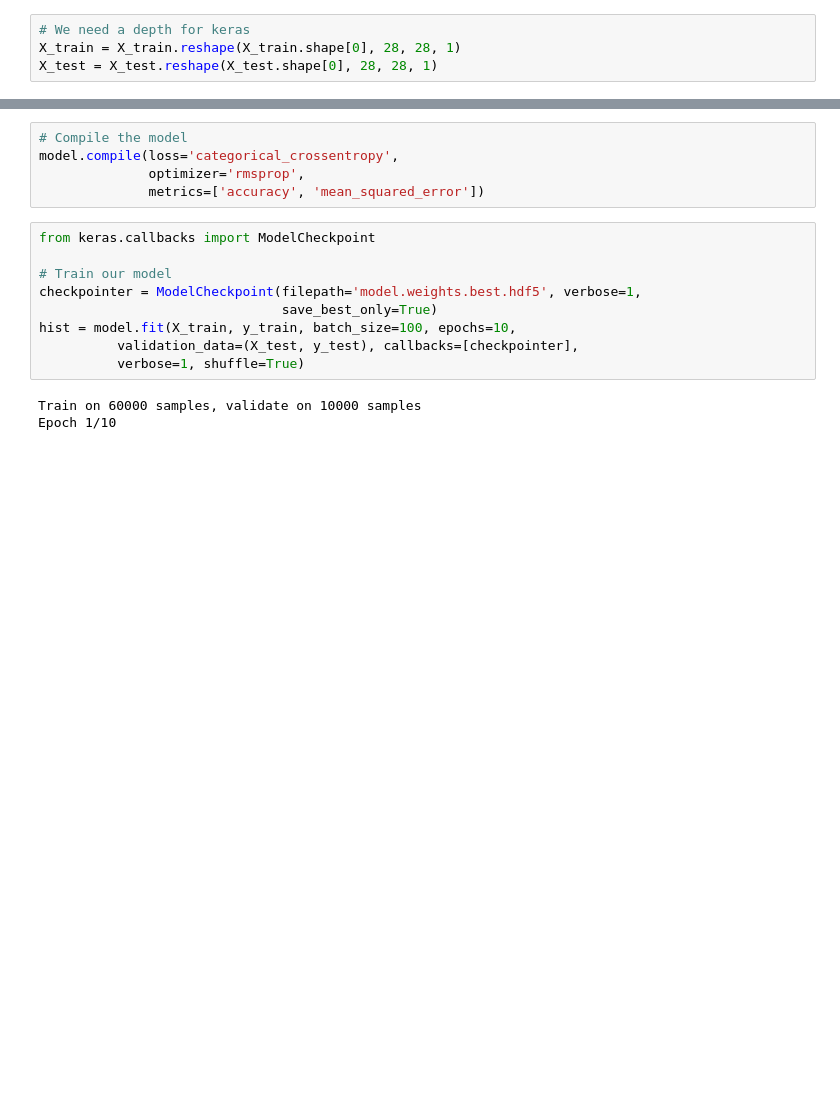
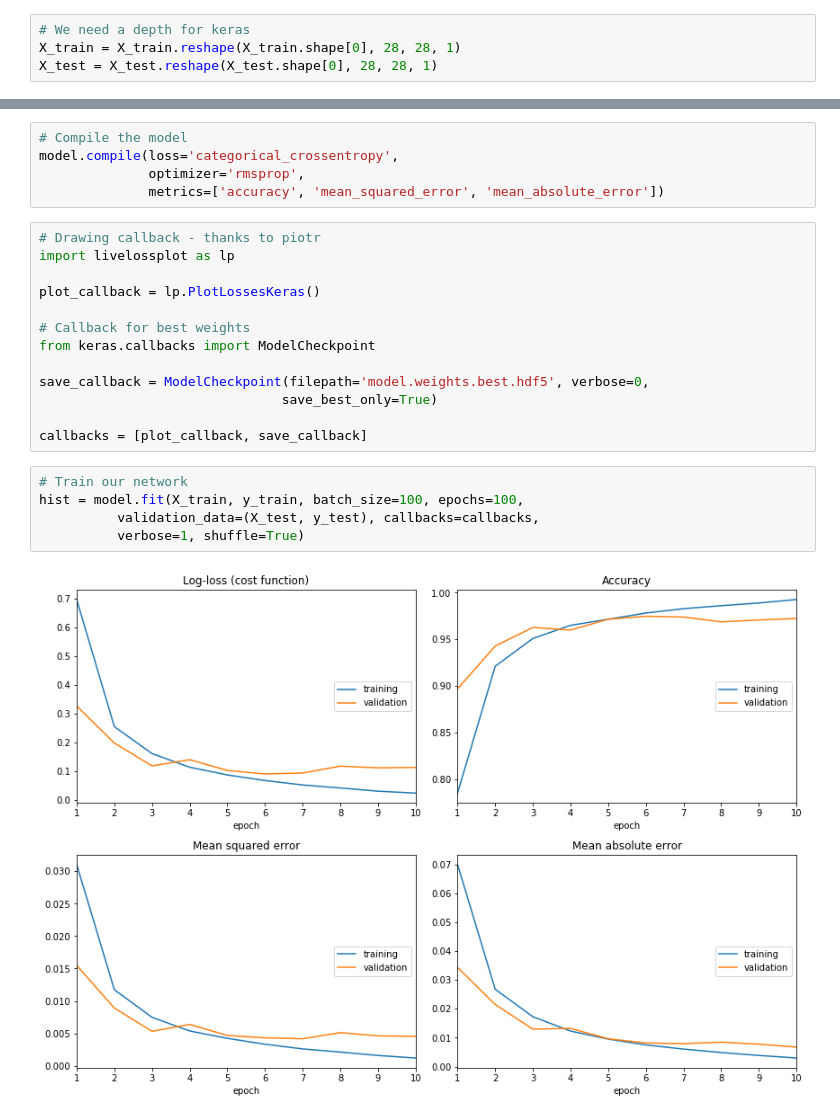
Before and after one commit to huli/visualize-keras-training, a Jupyter notebook: canonical_mnist_example.ipynb, the cells around one changed output, grey strips where cells are left out. Cells and saved outputs as stored; diff of their text form; blank space fills up the shorter version.

```diff
--- a/canonical_mnist_example.ipynb
+++ b/canonical_mnist_example.ipynb
@@ -73,16 +83,24 @@ _________________________________________________________________
 # Compile the model
 model.compile(loss='categorical_crossentropy',
               optimizer='rmsprop',
-              metrics=['accuracy', 'mean_squared_error'])
+              metrics=['accuracy', 'mean_squared_error', 'mean_absolute_error'])
+# %%
+# Drawing callback - thanks to piotr
+import livelossplot as lp
+
+plot_callback = lp.PlotLossesKeras()
+
+# Callback for best weights
+from keras.callbacks import ModelCheckpoint
+
+save_callback = ModelCheckpoint(filepath='model.weights.best.hdf5', verbose=0,
+                               save_best_only=True)
+
+callbacks = [plot_callback, save_callback]
 # %%
-from keras.callbacks import ModelCheckpoint
-
-# Train our model
-checkpointer = ModelCheckpoint(filepath='model.weights.best.hdf5', verbose=1,
-                               save_best_only=True)
-hist = model.fit(X_train, y_train, batch_size=100, epochs=10,
-          validation_data=(X_test, y_test), callbacks=[checkpointer],
+# Train our network
+hist = model.fit(X_train, y_train, batch_size=100, epochs=100,
+          validation_data=(X_test, y_test), callbacks=callbacks,
           verbose=1, shuffle=True)
 # %% [output]
-Train on 60000 samples, validate on 10000 samples
-Epoch 1/10
+[figure, added]
```
Also changed, not shown: parts of 7 cells of this notebook.
